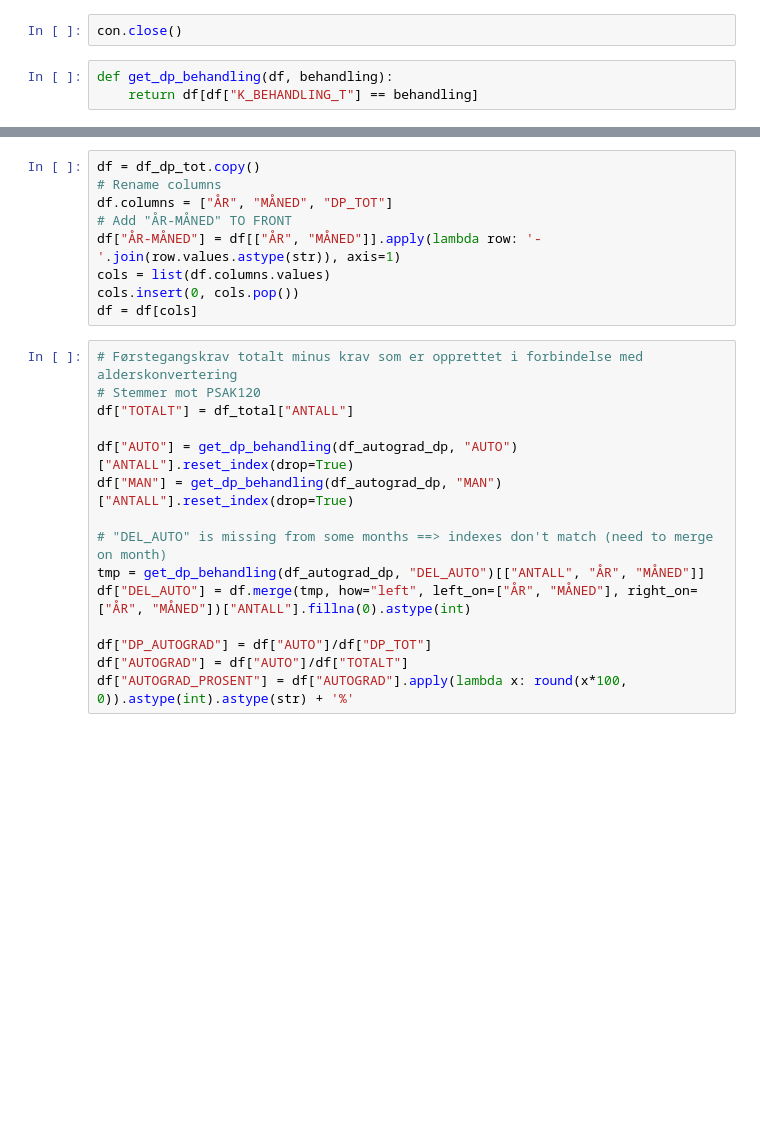
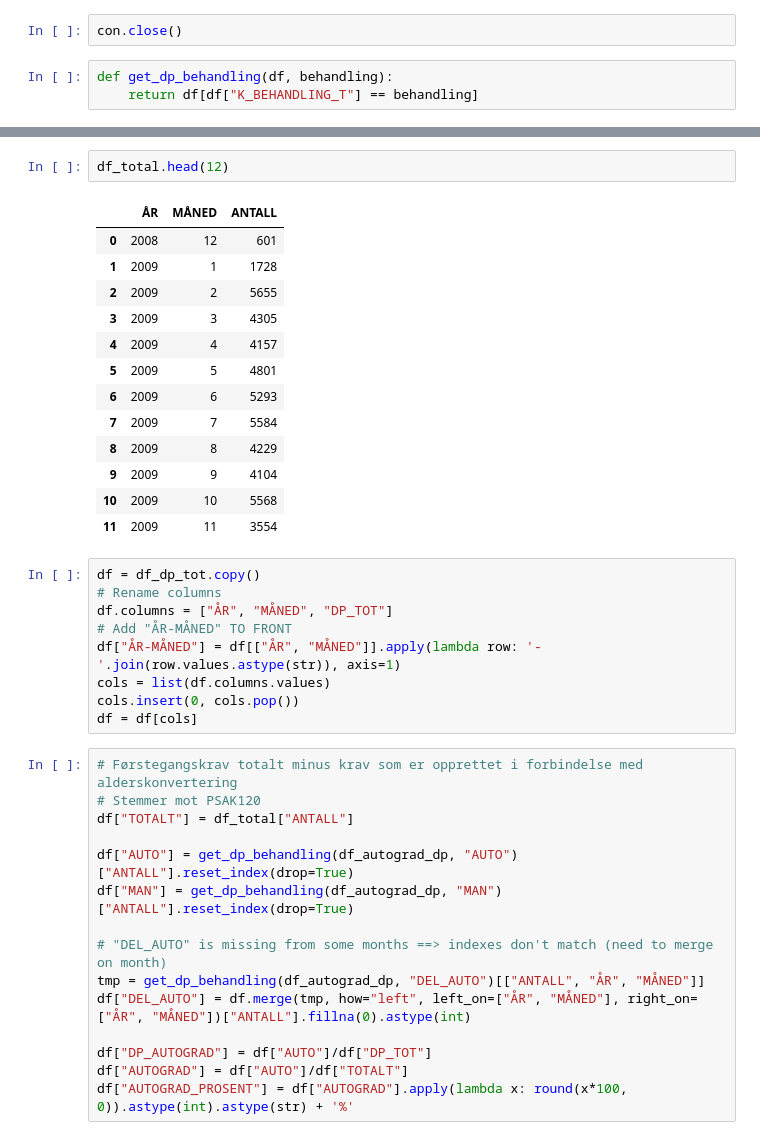
Before and after one commit to navikt/pensjon-data-analyse, a Jupyter notebook: notebooks/Autograd_pen.ipynb, the cells around one changed output, grey strips where cells are left out. Drawn from its saved outputs; the diff is of its cells as text; blank space fills up the shorter version.

```diff
--- a/notebooks/Autograd_pen.ipynb
+++ b/notebooks/Autograd_pen.ipynb
@@ -67,3 +74,19 @@ df_dp_tot.tail(16)
+# %%
+df_total.head(12)
+# %% [output]
+|  | ÅR | MÅNED | ANTALL |
+| 0 | 2008 | 12 | 601 |
+| 1 | 2009 | 1 | 1728 |
+| 2 | 2009 | 2 | 5655 |
+| 3 | 2009 | 3 | 4305 |
+| 4 | 2009 | 4 | 4157 |
+| 5 | 2009 | 5 | 4801 |
+| 6 | 2009 | 6 | 5293 |
+| 7 | 2009 | 7 | 5584 |
+| 8 | 2009 | 8 | 4229 |
+| 9 | 2009 | 9 | 4104 |
+| 10 | 2009 | 10 | 5568 |
+| 11 | 2009 | 11 | 3554 |
 # %%
 df = df_dp_tot.copy()
 # Rename columns
```
Also changed, not shown: parts of 6 cells of this notebook, 7 other files.
